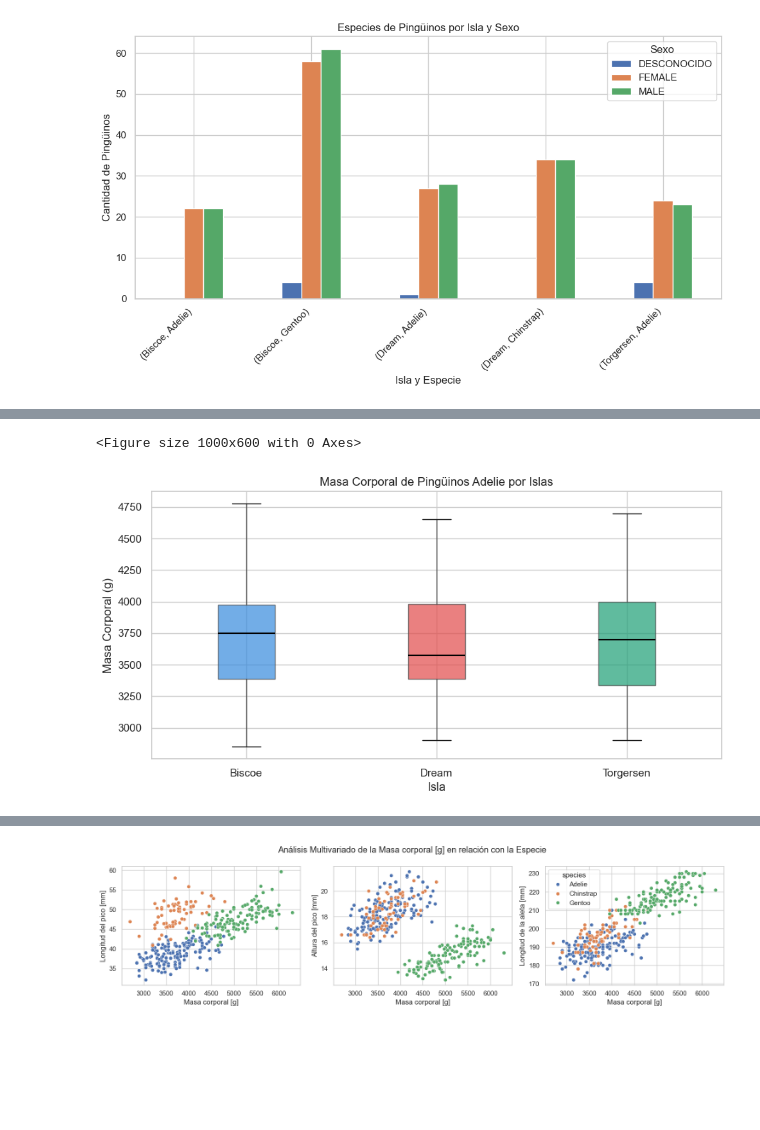
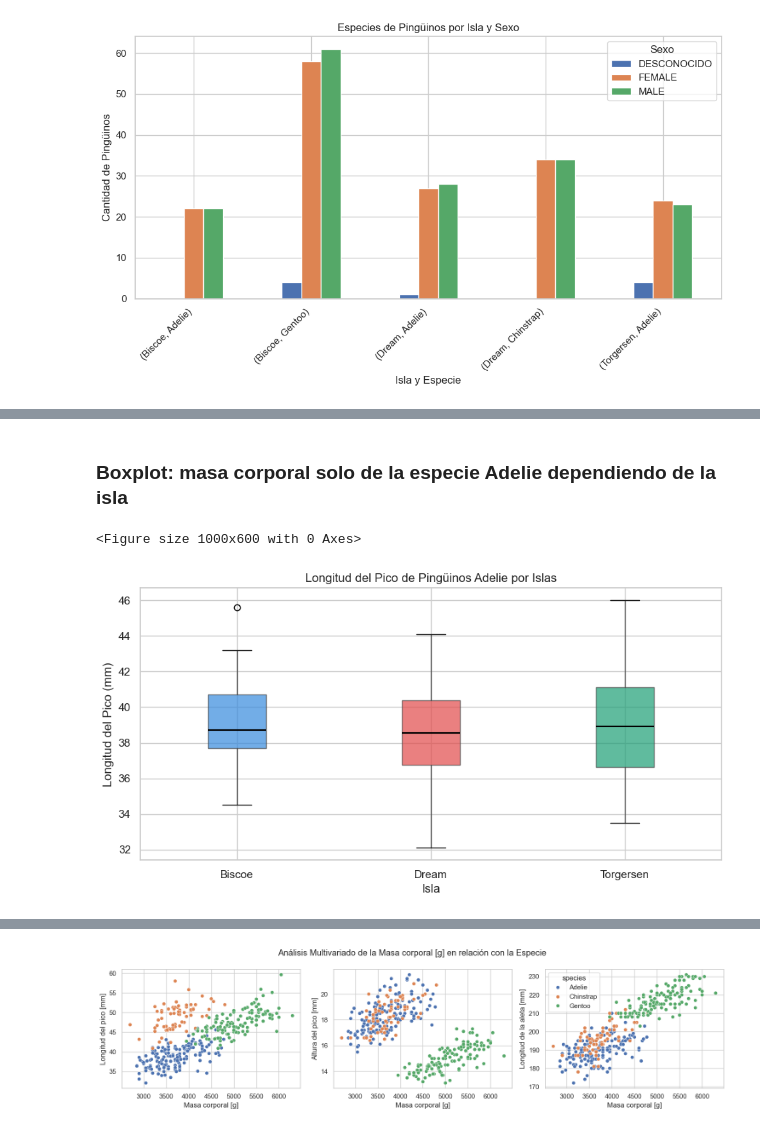
Before and after one commit to JosePuges/Proyecto-pinguino-Team-3, a Jupyter notebook: proyecto-curie-pinguinos.ipynb, the cells around one changed output, grey strips where cells are left out. Saved outputs shown, nothing was run; the diff lists cells and outputs as text; code cells hidden in the pictures; blank space fills up the shorter version.

```diff
--- a/proyecto-curie-pinguinos.ipynb
+++ b/proyecto-curie-pinguinos.ipynb
@@ -662,25 +670,25 @@ plt.show()
+# %% [markdown]
+### Boxplot: masa corporal solo de la especie Adelie dependiendo de la isla
 # %%
-# Filtramos solo la especie Adelie
 df_adelie = df_limpio[df_limpio['species'] == 'Adelie']
 
-# Graficamos
 plt.figure(figsize=(10, 6))
-bp = df_adelie.boxplot(column='body_mass_g', by='island', patch_artist=True, return_type='dict')
+bp = df_adelie.boxplot(column='bill_length_mm', by='island', patch_artist=True, return_type='dict')
 
 colores = ['#378ADD', '#E24B4A', '#1D9E75']
-for patch, color in zip(bp['body_mass_g']['boxes'], colores):
+for patch, color in zip(bp['bill_length_mm']['boxes'], colores):
     patch.set_facecolor(color)
     patch.set_alpha(0.7)
 
-for median in bp['body_mass_g']['medians']:
+for median in bp['bill_length_mm']['medians']:
     median.set_color('black')
     median.set_linewidth(1.5)
 
-plt.title('Masa Corporal de Pingüinos Adelie por Islas')
+plt.title('Longitud del Pico de Pingüinos Adelie por Islas')
 plt.suptitle('')  # elimina el título automático de boxplot
 plt.xlabel('Isla')
-plt.ylabel('Masa Corporal (g)')
+plt.ylabel('Longitud del Pico (mm)')
 plt.show()
 # %% [output]
 <Figure size 1000x600 with 0 Axes>
-[figure, old version]
+[figure, new version]
```
Also changed, not shown: parts of 6 cells of this notebook.
